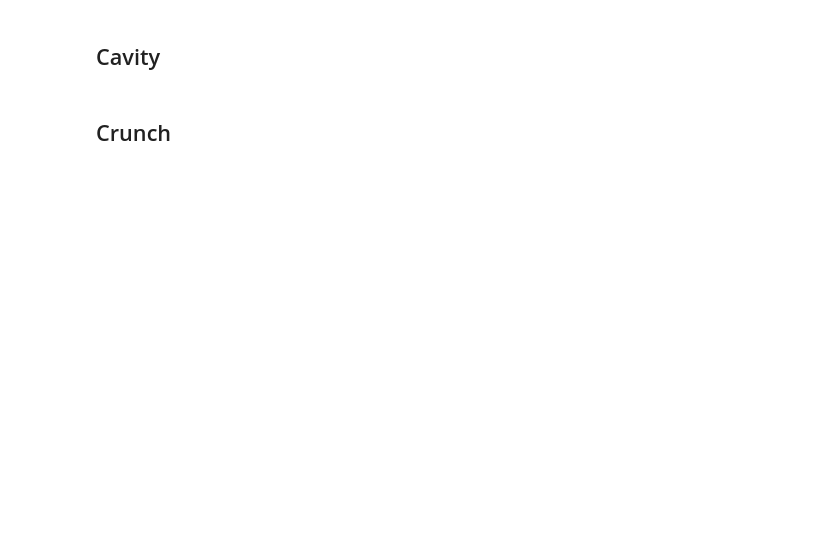
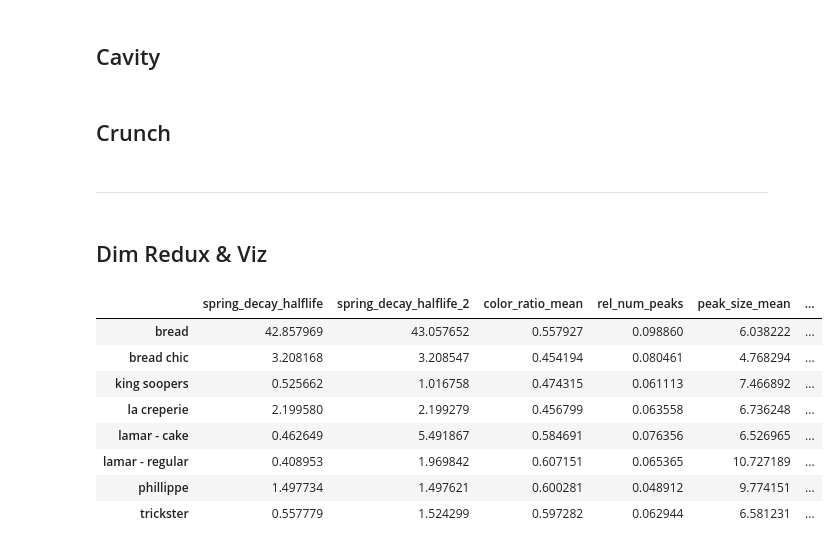
Before and after one commit to Jorsorokin/pytiserie, a Jupyter notebook: analysis/2026_analysis.ipynb, the cells around one changed output. Drawn from its saved outputs; the diff is of its cells as text; code cells hidden in the pictures; blank space fills up the shorter version.

```diff
--- a/analysis/2026_analysis.ipynb
+++ b/analysis/2026_analysis.ipynb
@@ -175,2 +177,30 @@ sd = (
+# %%
+def extract_lamination_data(croissant_data: pd.DataFrame) -> pd.DataFrame:
+    lamination_data = croissant_data.loc[croissant_data['metric'].str.startswith("linescan")].copy()
+    lamination_data['direction'] = lamination_data['metric'].str.split("_").str[1]
+    lamination_data['order'] = lamination_data['metric'].str.split("_").str[-1]
+    lamination_data['order'] = lamination_data['order'].astype(int)
+    return lamination_data.sort_values(by=['order', 'direction'], ascending=True)
+# %%
+lamination_data = extract_lamination_data(data)
+
+
+for (bakery, df) in lamination_data.groupby("bakery"):
+    vals = []
+
+    for (direction, direction_df) in df.groupby("direction"):
+        linescan = direction_df['value'].values
+        tmp, peaks = compute_lamination_peak_metrics(linescan)
+        vals.append(list(tmp.values()))
+
+    # take the avg between left-right & top-down
+    vals = np.mean(vals, axis=0)
+    all_bakery_metrics[bakery].update(
+        **{f"{metric}": vals[i] for i, metric in enumerate(tmp.keys())}
+    )
 # %% [markdown]
 ## Crunch
+# %% [markdown]
+***
+# %% [markdown]
+## Dim Redux & Viz
@@ -176,0 +210,25 @@ sd = (
+# %%
+metrics_df = pd.DataFrame(all_bakery_metrics).T
+
+# remove eval columns
+metrics_df = metrics_df.drop(
+    columns=['spring_decay_mse', 'spring_decay_r_squared', 'spring_decay_aic']
+)
+
+# derive a few additional columns
+metrics_df["color_ratio_sd"] = metrics_df['color_ratio_mean'] - metrics_df["color_ratio_low"]
+metrics_df["spring_decay_halflife_ratio"] = metrics_df["spring_decay_halflife"] / metrics_df["spring_decay_halflife_2"]
+
+metrics_df = metrics_df.drop(columns=["color_ratio_low", "color_ratio_high"])
+# %%
+metrics_df
+# %% [output]
+|  | spring_decay_halflife | spring_decay_halflife_2 | color_ratio_mean | rel_num_peaks | peak_size_mean | ... |
+| bread | 42.857969 | 43.057652 | 0.557927 | 0.098860 | 6.038222 | ... |
+| bread chic | 3.208168 | 3.208547 | 0.454194 | 0.080461 | 4.768294 | ... |
+| king soopers | 0.525662 | 1.016758 | 0.474315 | 0.061113 | 7.466892 | ... |
+| la creperie | 2.199580 | 2.199279 | 0.456799 | 0.063558 | 6.736248 | ... |
+| lamar - cake | 0.462649 | 5.491867 | 0.584691 | 0.076356 | 6.526965 | ... |
+| lamar - regular | 0.408953 | 1.969842 | 0.607151 | 0.065365 | 10.727189 | ... |
+| phillippe | 1.497734 | 1.497621 | 0.600281 | 0.048912 | 9.774151 | ... |
+| trickster | 0.557779 | 1.524299 | 0.597282 | 0.062944 | 6.581231 | ... |
```
Also changed, not shown: parts of 9 cells of this notebook.
